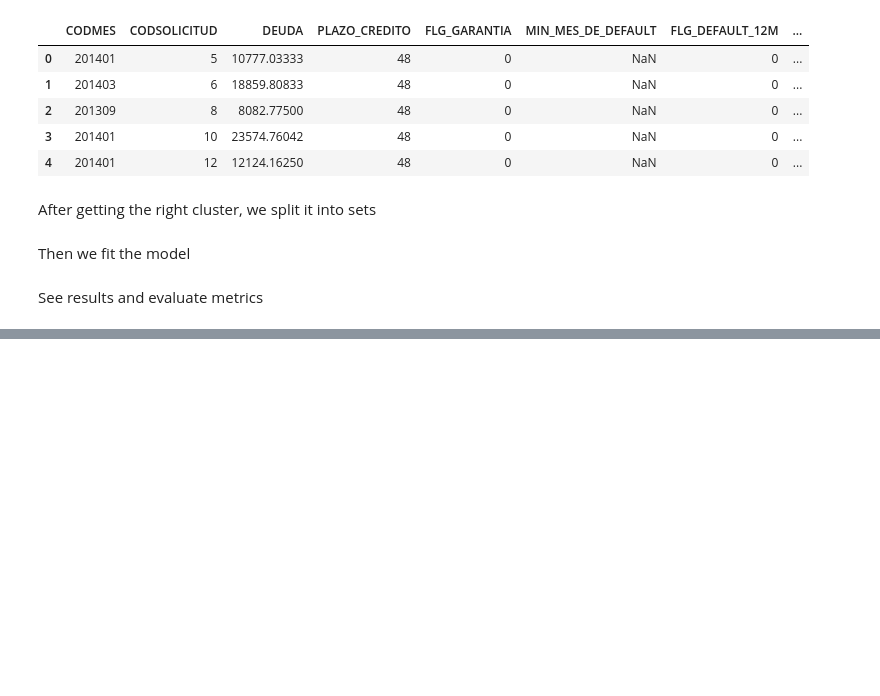
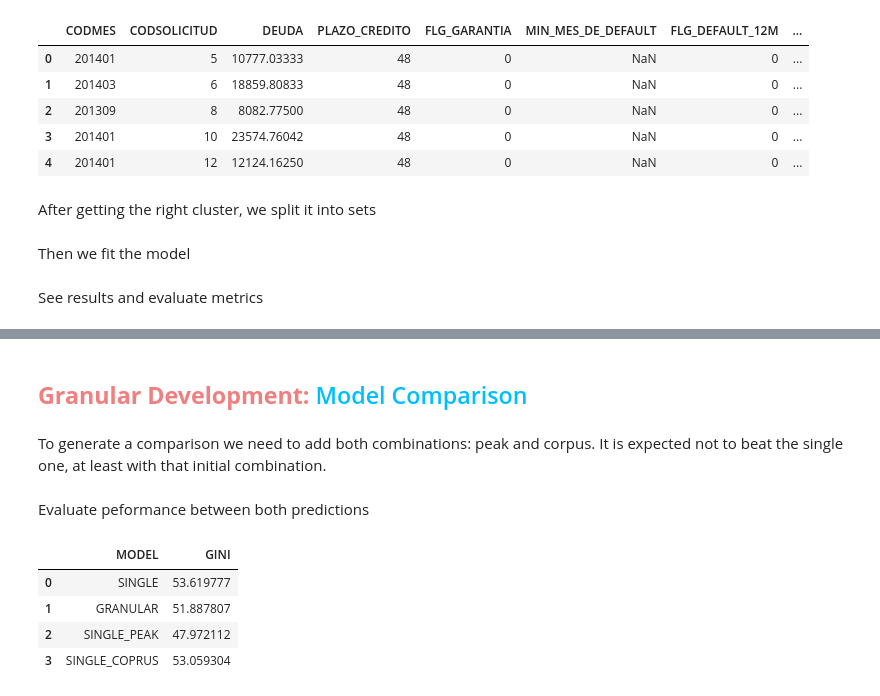
Before and after one commit to Brunoware/Credit-Risk-Segmentation, a Jupyter notebook: 01_eda_project_model_development[4_5].ipynb, the cells around one changed output, grey strips where cells are left out. Saved outputs shown, nothing was run; the diff lists cells and outputs as text; code cells hidden in the pictures; blank space fills up the shorter version.

```diff
--- a/01_eda_project_model_development[4_5].ipynb
+++ b/01_eda_project_model_development[4_5].ipynb
@@ -591,0 +769,48 @@ display(summary)
+# %% [markdown]
+## <span style="color:lightcoral; font-weight:bold;"> Granular Development:</span> <span style="color:deepskyblue;">Model Comparison</span>
+# %% [markdown]
+To generate a comparison we need to add both combinations: peak and corpus. It is expected not to beat the single one, at least with that initial combination.
+# %%
+# read predictions
+single_punctuation = pd.read_csv('results/single_model_punctuation.csv')
+
+granular_punctuation = pd.concat([pd.read_csv('results/peak_model_punctuation.csv').rename(columns = {'prediction_peak': 'prediction_granular'}),
+                                  pd.read_csv('results/corpus_model_punctuation.csv').rename(columns = {'prediction_corpus': 'prediction_granular'})],
+                                  axis = 0, ignore_index = True)
+
+# read universe
+data = pd.read_csv('datasets/segmented_universe_reg.csv')
+
+# join puctuations to universe
+data = data.merge(right = single_punctuation, on = [TIME_ID, CLIENT_ID], how = 'left')\
+           .merge(right = granular_punctuation, on = [TIME_ID, CLIENT_ID], how = 'left')
+
+# create corpus and single prediciton
+data['prediction_single_corpus'] = np.select([data['FIXED_CLUSTER'] == 'PEAK', data['FIXED_CLUSTER'] == 'CORPUS'],
+                                             [data['prediction_single'], data['prediction_granular']])
+
+data['prediction_single_peak'] = np.select([data['FIXED_CLUSTER'] == 'CORPUS', data['FIXED_CLUSTER'] == 'PEAK'],
+                                           [data['prediction_single'], data['prediction_granular']])
+
+# select last 3 months as oot period (based on N and RD6 plot)
+n_months = 3
+oot_months = np.sort(data[TIME_ID].unique())[-n_months:]
+
+# select oot set
+data_oot = data[data[TIME_ID].isin(oot_months)].copy()
+# %% [markdown]
+Evaluate peformance between both predictions
+# %%
+comparison = pd.DataFrame({'MODEL': ['SINGLE', 'GRANULAR', 'SINGLE_PEAK', 'SINGLE_COPRUS'],
+                           'GINI': [gini_score(data_oot, TARGET, 'prediction_single'),
+                                    gini_score(data_oot, TARGET, 'prediction_granular'),
+                                    gini_score(data_oot, TARGET, 'prediction_single_peak'),
+                                    gini_score(data_oot, TARGET, 'prediction_single_corpus')]})
+
+display(comparison)
+# %% [output]
+|  | MODEL | GINI |
+| 0 | SINGLE | 53.619777 |
+| 1 | GRANULAR | 51.887807 |
+| 2 | SINGLE_PEAK | 47.972112 |
+| 3 | SINGLE_COPRUS | 53.059304 |
```
Also changed, not shown: parts of 16 cells of this notebook, 7 other files.
